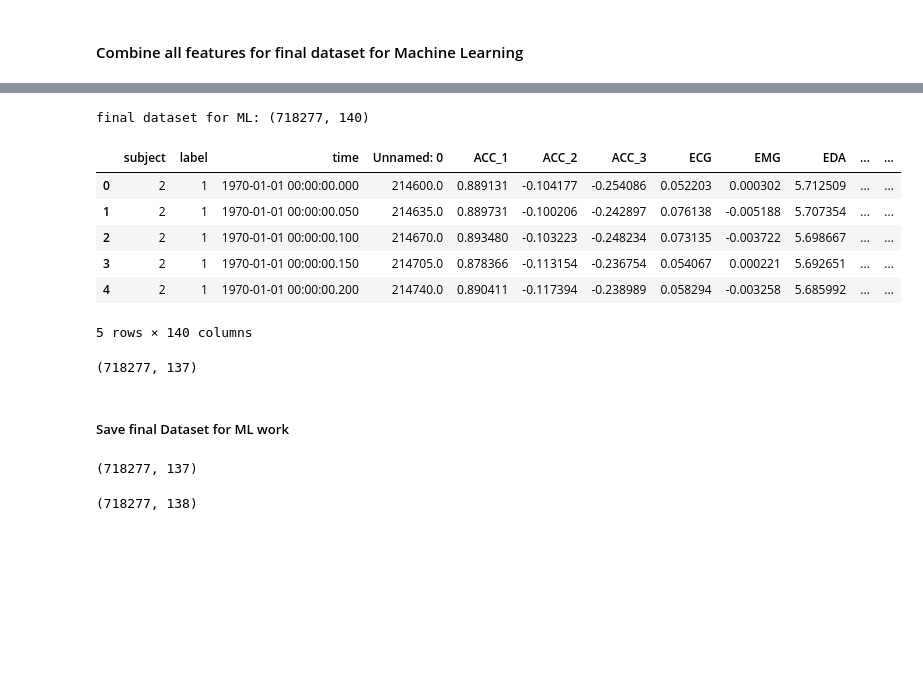
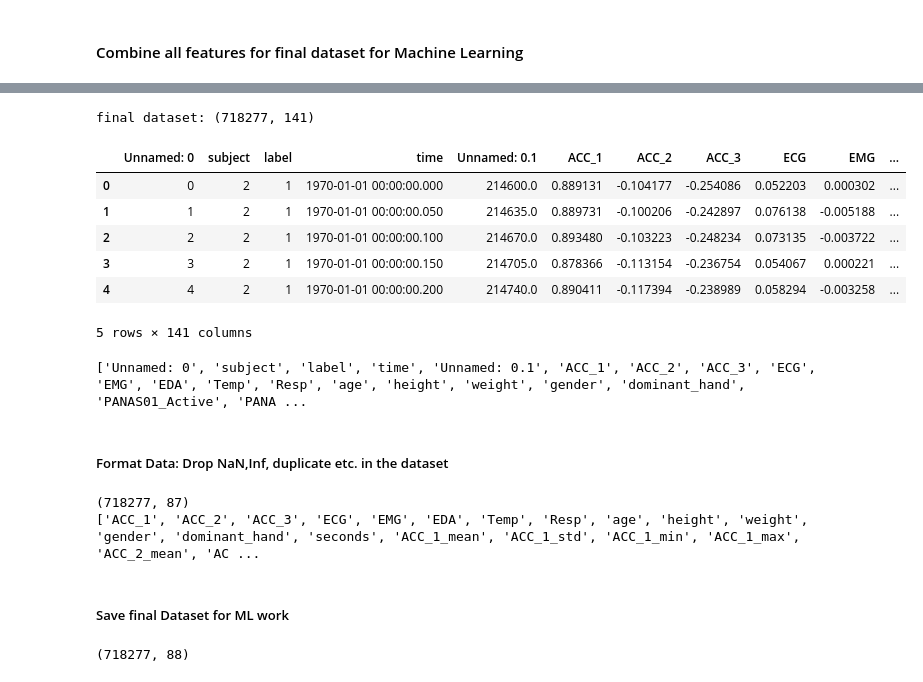
Before and after one commit to cheerspankaj/MADS_2023_Capstone, a Jupyter notebook: Capstone_StressDetection_Master.ipynb, the cells around one changed output, grey strips where cells are left out. Cells and saved outputs as stored; diff of their text form; code cells hidden in the pictures; blank space fills up the shorter version.

```diff
--- a/Capstone_StressDetection_Master.ipynb
+++ b/Capstone_StressDetection_Master.ipynb
@@ -494,15 +467,21 @@ file_path
 # load dataset from files:
 
 # load acc data
-data_with_acc_features = pd.read_csv(file_path+'data_with_acc_features_50ms.csv')
+data_with_acc_features = pd.read_csv('data_with_acc_features_50ms.csv')
 print('ACC feature dataset:',data_with_acc_features.shape)
-# print('ACC dataset attributes:\n',data_with_acc_features.columns)
+print('ACC features:\n',data_with_acc_features.columns)
 
 #load EDA dataset
-eda_features_data = pd.read_csv(file_path+'data_with_eda_features_50ms.csv')
+eda_features_data = pd.read_csv('data_with_eda_features_50ms.csv')
+# rename EDA column to EDA_1
+eda_features_data = eda_features_data.rename(columns={'EDA': 'EDA_1'})
 print('EDA features dataset:',eda_features_data.shape)
 
+print('EDA features:\n',eda_features_data.columns)
+
 # print('EDA dataset attributes:\n',eda_features_data.columns)
-print('Original Dataset shape:',data_raw_filtered.shape)
+data_raw = pd.read_csv('data_raw_filtered_50ms.csv')
+print('Original Dataset with added features shape:',data_raw.shape)
+print('data_raw features:\n',list(data_raw.columns))
 # %% [output]
 ACC feature dataset: (718277, 18)
@@ -511,26 +505,30 @@ Original Dataset shape: (718277, 104)
 # %%
 ##### Concatenate dataset
-df_dataset_for_ml = pd.concat([data_raw_filtered,data_with_acc_features,eda_features_data],axis=1)
-print('final dataset for ML:',df_dataset_for_ml.shape)
-df_dataset_for_ml.head()
+df_dataset = pd.concat([data_raw,data_with_acc_features,eda_features_data],axis=1)
+print('final dataset:',df_dataset.shape)
+df_dataset.head()
 # %% [output]
-final dataset for ML: (718277, 140)
+final dataset: (718277, 141)
-|  | subject | label | time | Unnamed: 0 | ACC_1 | ACC_2 | ACC_3 | ECG | EMG | EDA | ... | ... |
-| 0 | 2 | 1 | 1970-01-01 00:00:00.000 | 214600.0 | 0.889131 | -0.104177 | -0.254086 | 0.052203 | 0.000302 | 5.712509 | ... | ... |
-| 1 | 2 | 1 | 1970-01-01 00:00:00.050 | 214635.0 | 0.889731 | -0.100206 | -0.242897 | 0.076138 | -0.005188 | 5.707354 | ... | ... |
-| 2 | 2 | 1 | 1970-01-01 00:00:00.100 | 214670.0 | 0.893480 | -0.103223 | -0.248234 | 0.073135 | -0.003722 | 5.698667 | ... | ... |
-| 3 | 2 | 1 | 1970-01-01 00:00:00.150 | 214705.0 | 0.878366 | -0.113154 | -0.236754 | 0.054067 | 0.000221 | 5.692651 | ... | ... |
-| 4 | 2 | 1 | 1970-01-01 00:00:00.200 | 214740.0 | 0.890411 | -0.117394 | -0.238989 | 0.058294 | -0.003258 | 5.685992 | ... | ... |
+|  | Unnamed: 0 | subject | label | time | Unnamed: 0.1 | ACC_1 | ACC_2 | ACC_3 | ECG | EMG | ... |
+| 0 | 0 | 2 | 1 | 1970-01-01 00:00:00.000 | 214600.0 | 0.889131 | -0.104177 | -0.254086 | 0.052203 | 0.000302 | ... |
+| 1 | 1 | 2 | 1 | 1970-01-01 00:00:00.050 | 214635.0 | 0.889731 | -0.100206 | -0.242897 | 0.076138 | -0.005188 | ... |
+| 2 | 2 | 2 | 1 | 1970-01-01 00:00:00.100 | 214670.0 | 0.893480 | -0.103223 | -0.248234 | 0.073135 | -0.003722 | ... |
+| 3 | 3 | 2 | 1 | 1970-01-01 00:00:00.150 | 214705.0 | 0.878366 | -0.113154 | -0.236754 | 0.054067 | 0.000221 | ... |
+| 4 | 4 | 2 | 1 | 1970-01-01 00:00:00.200 | 214740.0 | 0.890411 | -0.117394 | -0.238989 | 0.058294 | -0.003258 | ... |
-5 rows × 140 columns
+5 rows × 141 columns
-# %%
-df_dataset_for_ml = df_dataset_for_ml.drop('Unnamed: 0', axis=1)
-df_dataset_for_ml.shape
-# %% [output]
-(718277, 137)
+# %%
+print(list(df_dataset.columns))
+# %% [output]
+['Unnamed: 0', 'subject', 'label', 'time', 'Unnamed: 0.1', 'ACC_1', 'ACC_2', 'ACC_3', 'ECG', 'EMG', 'EDA', 'Temp', 'Resp', 'age', 'height', 'weight', 'gender', 'dominant_hand', 'PANAS01_Active', 'PANA ...
+# %% [markdown]
+##### Format Data: Drop NaN,Inf, duplicate etc. in the dataset
+# %%
+df_dataset_for_ml = utility.Format_Data(df_dataset)
+print(df_dataset_for_ml.shape)
+print(list(df_dataset_for_ml.columns))
+# %% [output]
+(718277, 87)
+['ACC_1', 'ACC_2', 'ACC_3', 'ECG', 'EMG', 'EDA', 'Temp', 'Resp', 'age', 'height', 'weight', 'gender', 'dominant_hand', 'seconds', 'ACC_1_mean', 'ACC_1_std', 'ACC_1_min', 'ACC_1_max', 'ACC_2_mean', 'AC ...
 # %% [markdown]
 ##### Save final Dataset for ML work
-# %%
-df_dataset_for_ml.shape
-# %% [output]
-(718277, 137)
 # %%
@@ -538,8 +536,8 @@ df_dataset_for_ml.to_csv(file_path+'Capstone_final_dataset_for_ml_50ms.csv')
 # %%
-df_final = pd.read_csv(file_path+'Capstone_final_dataset_for_ml_50ms.csv')
+df_final = pd.read_csv('Capstone_final_dataset_for_ml_50ms.csv')
 df_final.shape
 # %% [output]
-(718277, 138)
+(718277, 88)
 # %%
 df_final.head()
 # %% [output]
```
Also changed, not shown: parts of 37 cells of this notebook, 3 other files.
